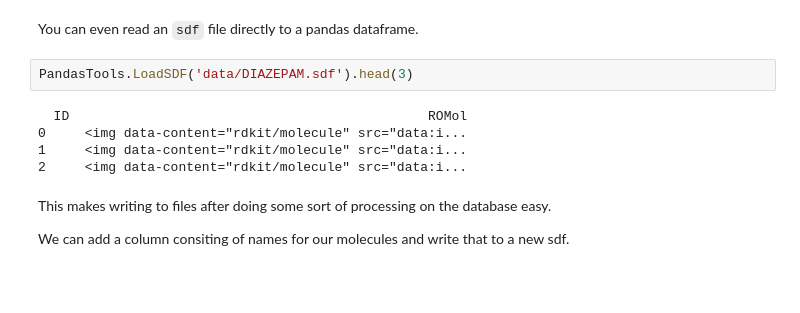
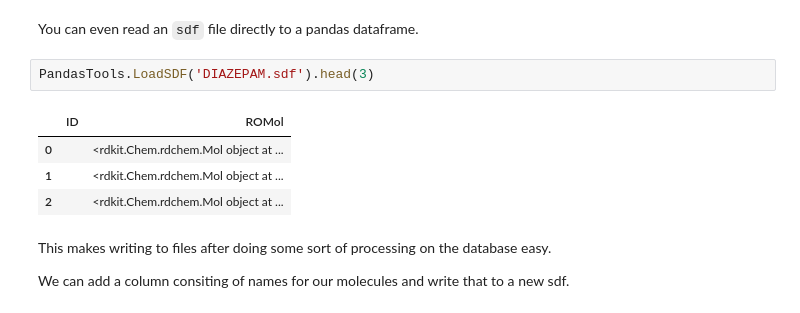
Before and after one commit to russodanielp/intro_cheminformatics, a Jupyter notebook: Lab 04 - Advanced Python, Rdkit/colab_completed.ipynb, the cells around one changed output. Drawn from its saved outputs; the diff is of its cells as text; blank space fills up the shorter version.

```diff
--- a/Lab 04 - Advanced Python, Rdkit/colab_completed.ipynb
+++ b/Lab 04 - Advanced Python, Rdkit/colab_completed.ipynb
@@ -203,12 +207,12 @@ df.head(3)
 # %% [markdown]
 You can even read an `sdf` file directly to a pandas dataframe.
 # %%
-PandasTools.LoadSDF('data/DIAZEPAM.sdf').head(3)
+PandasTools.LoadSDF('DIAZEPAM.sdf').head(3)
 # %% [output]
-  ID                                              ROMol
-0     <img data-content="rdkit/molecule" src="data:i...
-1     <img data-content="rdkit/molecule" src="data:i...
-2     <img data-content="rdkit/molecule" src="data:i...
+|  | ID | ROMol |
+| 0 |  | <rdkit.Chem.rdchem.Mol object at ... |
+| 1 |  | <rdkit.Chem.rdchem.Mol object at ... |
+| 2 |  | <rdkit.Chem.rdchem.Mol object at ... |
 # %% [markdown]
 This makes writing to files after doing some sort of processing on the database easy.
 
```
Also changed, not shown: parts of 6 cells of this notebook.
